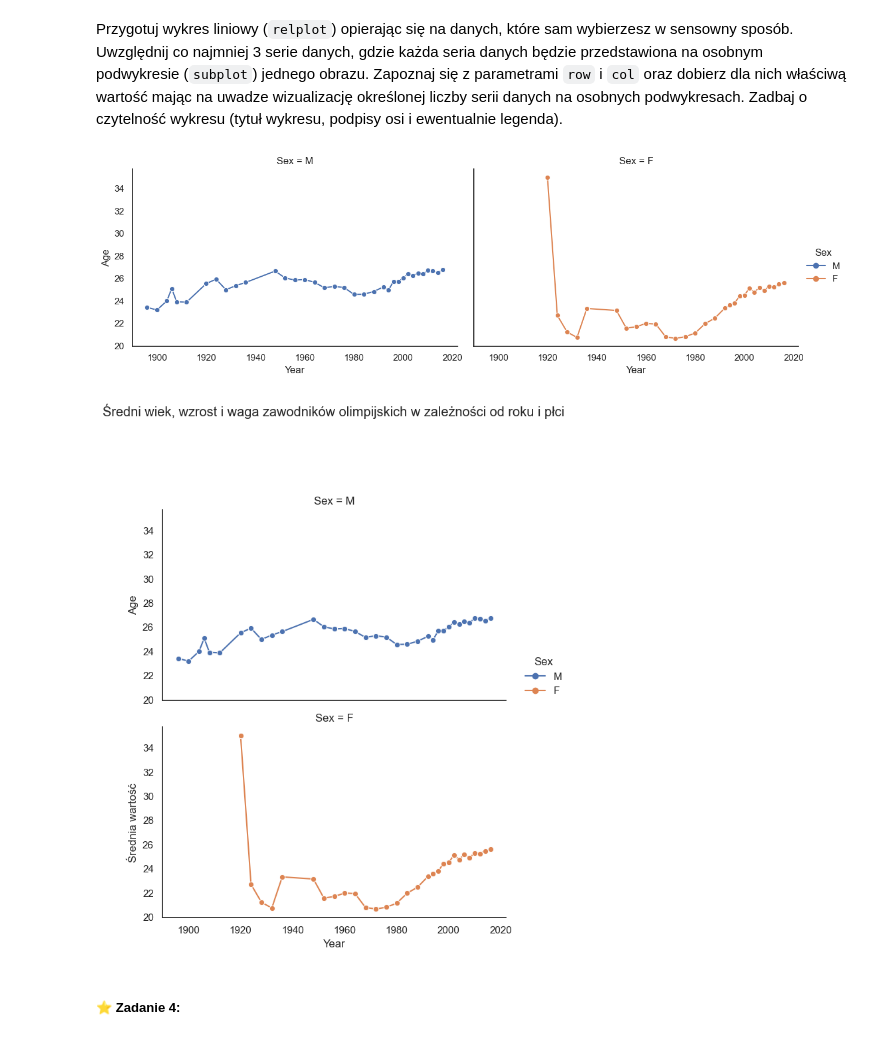
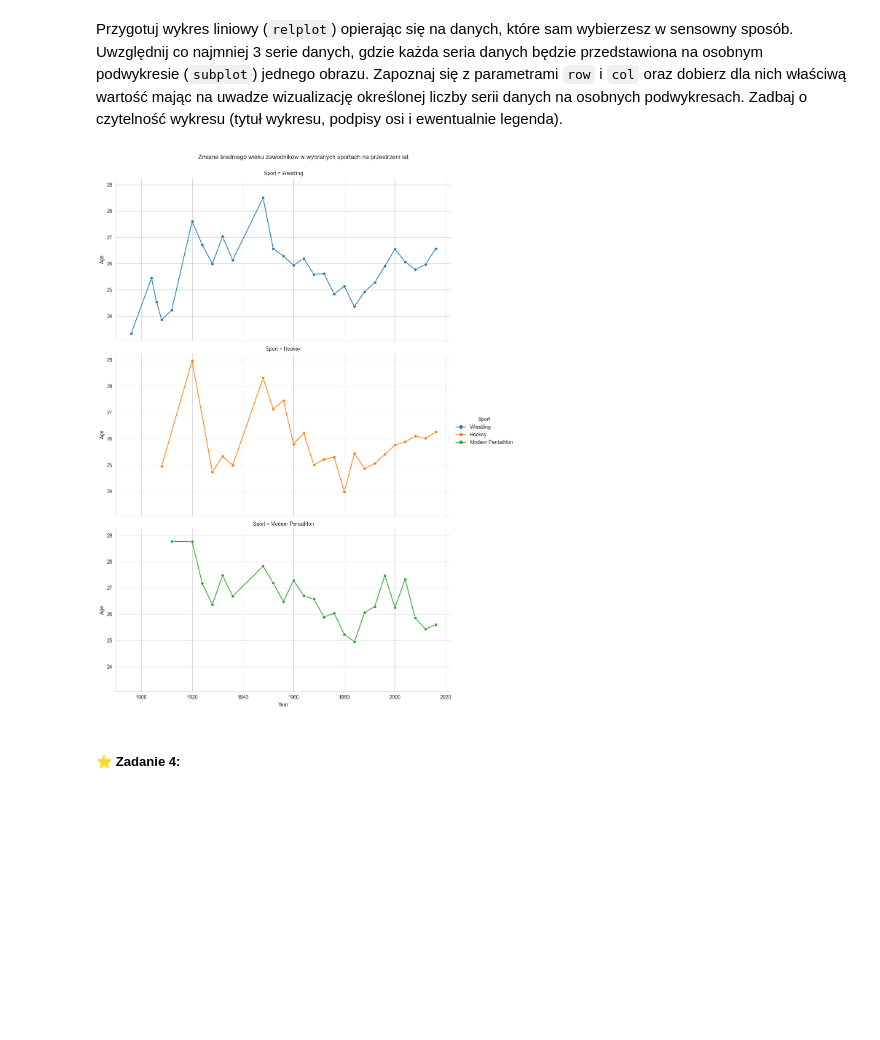
Before and after one commit to kambed/DataVisualization, a Jupyter notebook: seaborn.ipynb, the cells around one changed output. Cells and saved outputs as stored; diff of their text form; code cells hidden in the pictures; blank space fills up the shorter version.

```diff
--- a/seaborn.ipynb
+++ b/seaborn.ipynb
@@ -79,23 +79,26 @@ plt.show()
 ##### ⭐ Zadanie 3:
 # %% [markdown]
 Przygotuj wykres liniowy (`relplot`) opierając się na danych, które sam wybierzesz w sensowny sposób. Uwzględnij co najmniej 3 serie danych, gdzie każda seria danych będzie przedstawiona na osobnym podwykresie (`subplot`) jednego obrazu. Zapoznaj się z parametrami `row` i `col` oraz dobierz dla nich właściwą wartość mając na uwadze wizualizację określonej liczby serii danych na osobnych podwykresach. Zadbaj o czytelność wykresu (tytuł wykresu, podpisy osi i ewentualnie legenda).
-# %%
-selected_data = df[['Year', 'Sex', 'Age', 'Height', 'Weight']].dropna()
-
-grouped_data = selected_data.groupby(['Year', 'Sex']).mean().reset_index() # Grupowanie danych według roku i płci oraz obliczenie średnich wartości dla każdej grupy (wiek, wzrost, waga) reset_index() - zresetowanie indeksu
-
-sns.relplot(data=grouped_data, x='Year', y='Age', kind='line', hue='Sex', col='Sex', aspect=1.5, height=4, marker='o') # kind - rodzaj wykresu (line - wykres liniowy), hue - grupowanie punktów na wykresie według płci, col - podział na serie danych według płci, aspect - proporcje wykresu, height - wysokość wykresu, marker - symbol punktów na wykresie
-
-sns.relplot(data=grouped_data, x='Year', y='Age', kind='line', hue='Sex', row='Sex', aspect=1.5, height=4, marker='o') # kind - rodzaj wykresu (line - wykres liniowy), hue - grupowanie punktów na wykresie według płci, row - podział na serie danych według płci, aspect - proporcje wykresu, height - wysokość wykresu, marker - symbol punktów na wykresie
-
-plt.suptitle('Średni wiek, wzrost i waga zawodników olimpijskich w zależności od roku i płci', y=1.05)
-plt.subplots_adjust(top=0.85)
-plt.xlabel('Year')
-plt.ylabel('Średnia wartość')
-plt.show()
-# %% [output]
-[figure, removed]
-[figure, removed]
+# %%
+# Wybieramy konkretne sporty do analizy
+selected_sports = ['Wrestling', 'Hockey', 'Modern Pentathlon']
+
+# Tworzymy podzbiór danych zawierający tylko wybrane sporty
+subset_df = df[df['Sport'].isin(selected_sports)]
+
+# Obliczamy średni wiek zawodników dla każdego roku i sportu
+avg_age_by_year_sport = subset_df.groupby(['Year', 'Sport'])['Age'].mean().reset_index()
+
+# Tworzymy wykres używając relplot
+sns.relplot(data=avg_age_by_year_sport, x='Year', y='Age', hue='Sport', kind='line', row='Sport', aspect=2, marker='o')
+
+# Ustawiamy tytuł całego wykresu
+plt.suptitle('Zmiana średniego wieku zawodników w wybranych sportach na przestrzeni lat', y=1.02)
+
+# Pokazujemy wykres
+plt.show()
+# %% [output]
+[figure, added]
 # %% [markdown]
 ##### ⭐ Zadanie 4:
 # %% [markdown]
```
Also changed, not shown: parts of 10 cells of this notebook.
